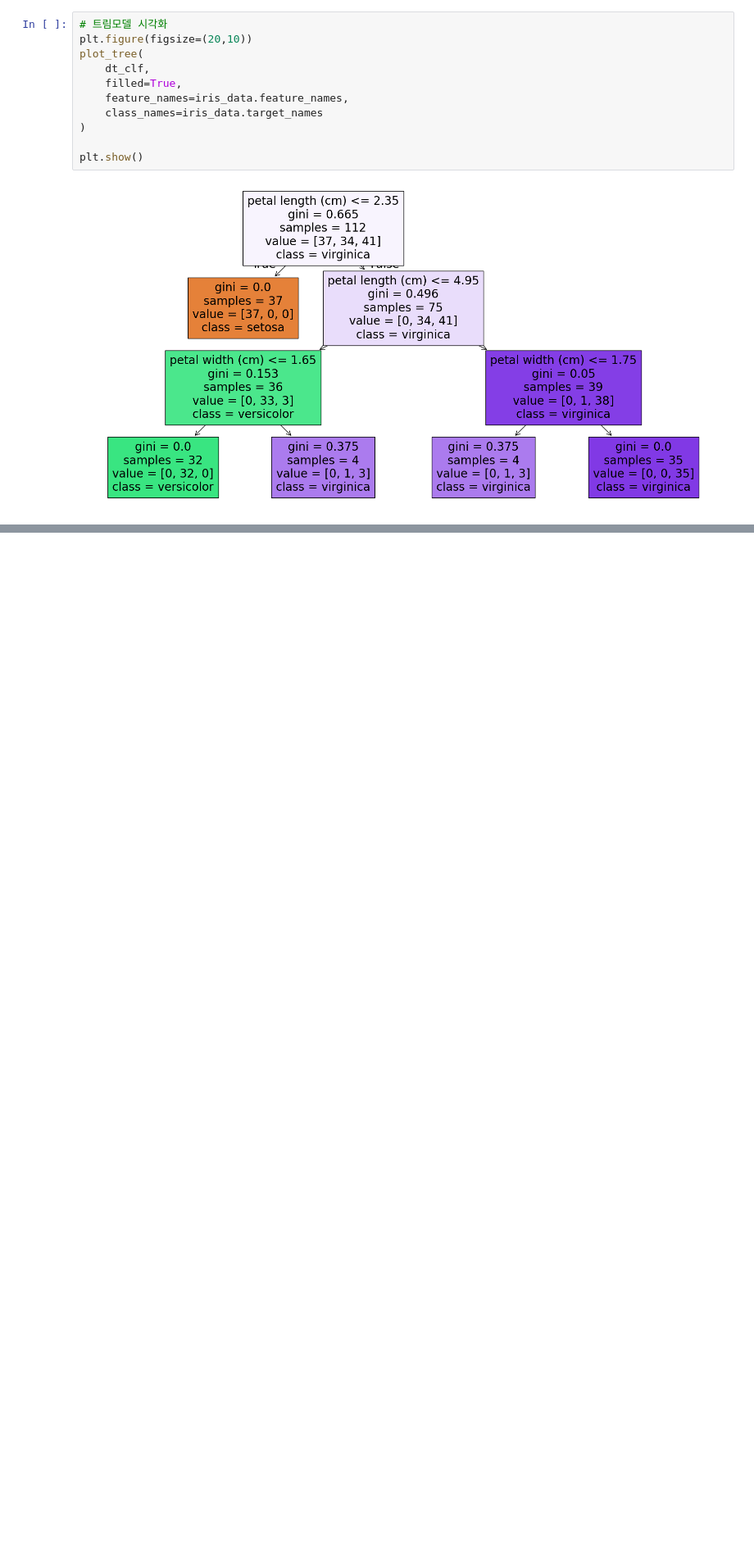
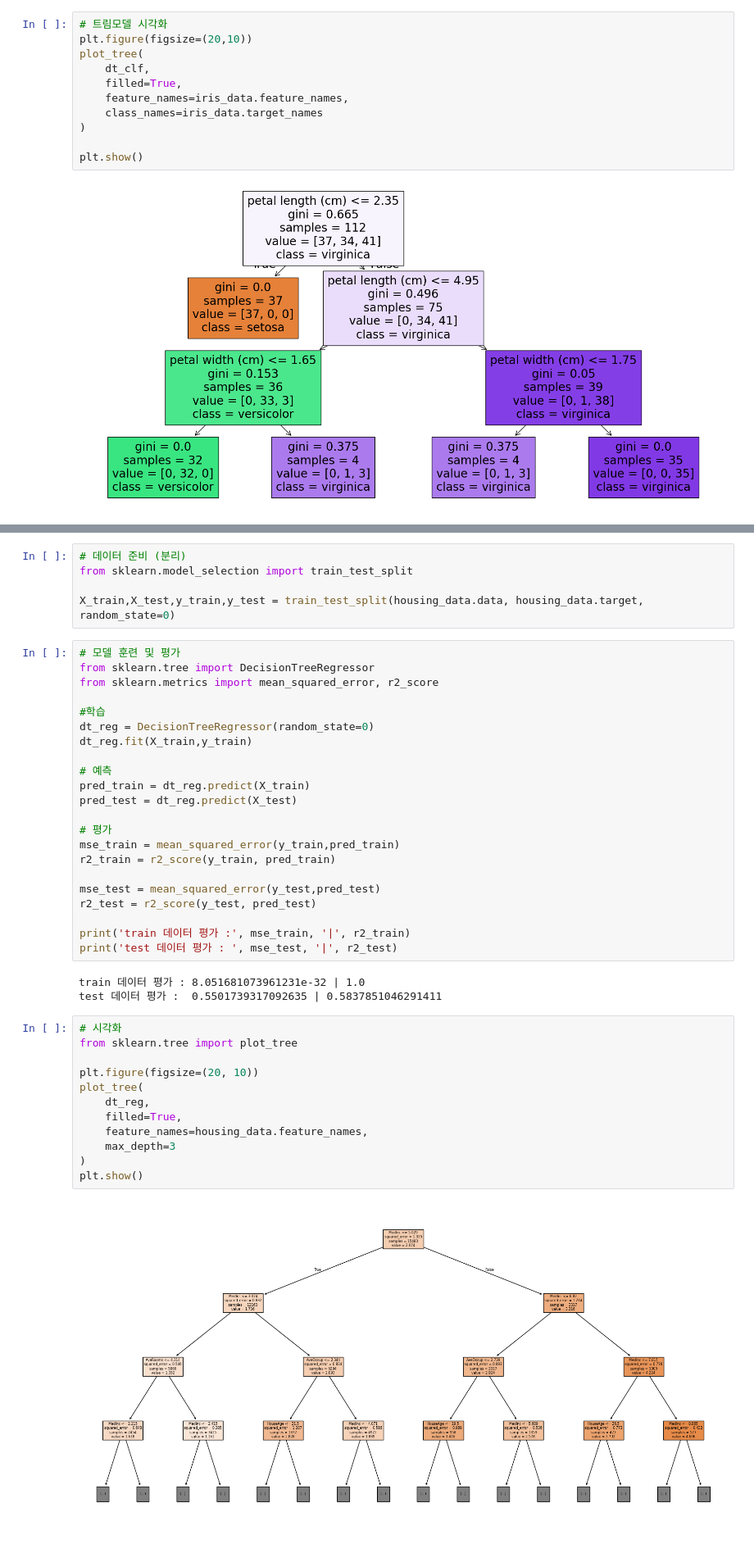
Before and after one commit to ohdyo/AI-learning, a Jupyter notebook: machine-learning/04_classification/02_decision_tree.ipynb, the cells around one changed output, grey strips where cells are left out. Shown: that part at 82% size. Saved outputs shown, nothing was run; the diff lists cells and outputs as text; blank space fills up the shorter version.

```diff
--- a/machine-learning/04_classification/02_decision_tree.ipynb
+++ b/machine-learning/04_classification/02_decision_tree.ipynb
@@ -127,0 +158,44 @@ plt.show()
+# %%
+# 데이터 준비 (분리)
+from sklearn.model_selection import train_test_split
+
+X_train,X_test,y_train,y_test = train_test_split(housing_data.data, housing_data.target, random_state=0)
+# %%
+# 모델 훈련 및 평가
+from sklearn.tree import DecisionTreeRegressor
+from sklearn.metrics import mean_squared_error, r2_score
+
+#학습
+dt_reg = DecisionTreeRegressor(random_state=0)
+dt_reg.fit(X_train,y_train)
+
+# 예측
+pred_train = dt_reg.predict(X_train)
+pred_test = dt_reg.predict(X_test)
+
+# 평가
+mse_train = mean_squared_error(y_train,pred_train)
+r2_train = r2_score(y_train, pred_train)
+
+mse_test = mean_squared_error(y_test,pred_test)
+r2_test = r2_score(y_test, pred_test)
+
+print('train 데이터 평가 :', mse_train, '|', r2_train)
+print('test 데이터 평가 : ', mse_test, '|', r2_test)
+# %% [output]
+train 데이터 평가 : 8.051681073961231e-32 | 1.0
+test 데이터 평가 :  0.5501739317092635 | 0.5837851046291411
+# %%
+# 시각화
+from sklearn.tree import plot_tree
+
+plt.figure(figsize=(20, 10))
+plot_tree(
+    dt_reg,
+    filled=True,
+    feature_names=housing_data.feature_names,
+    max_depth=3
+)
+plt.show()
+# %% [output]
+[figure, added]
```
Also changed, not shown: parts of 4 cells of this notebook, 4 other files.
